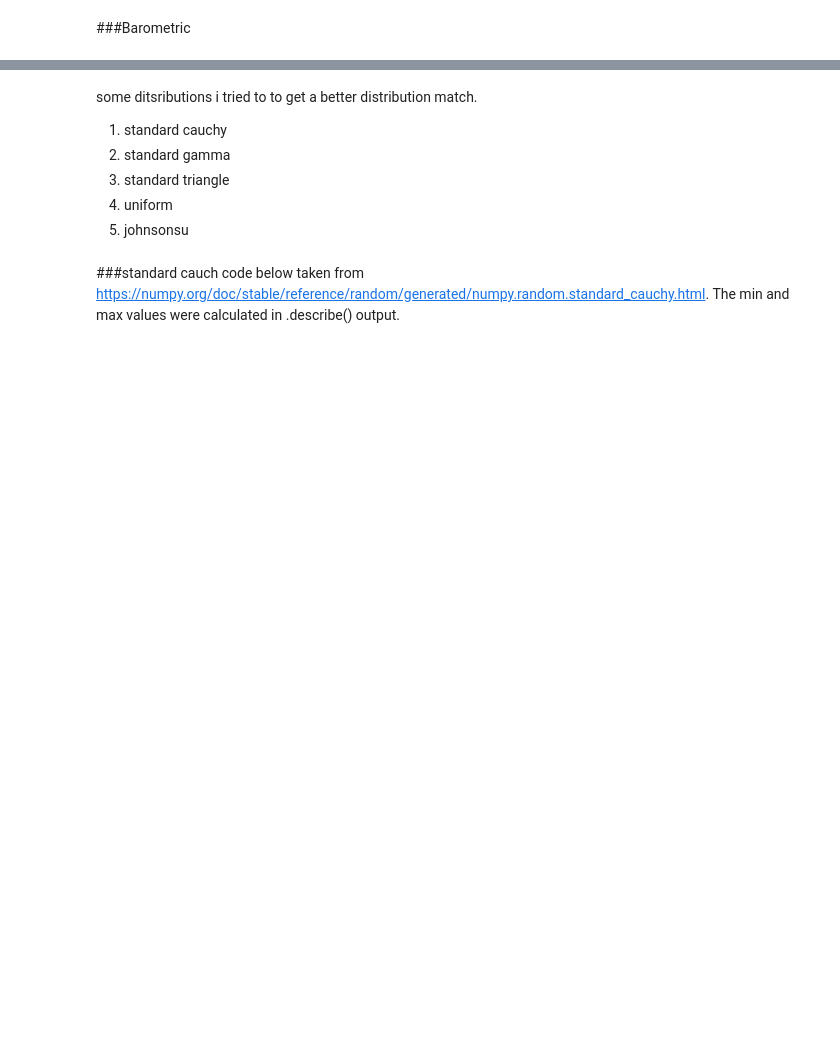
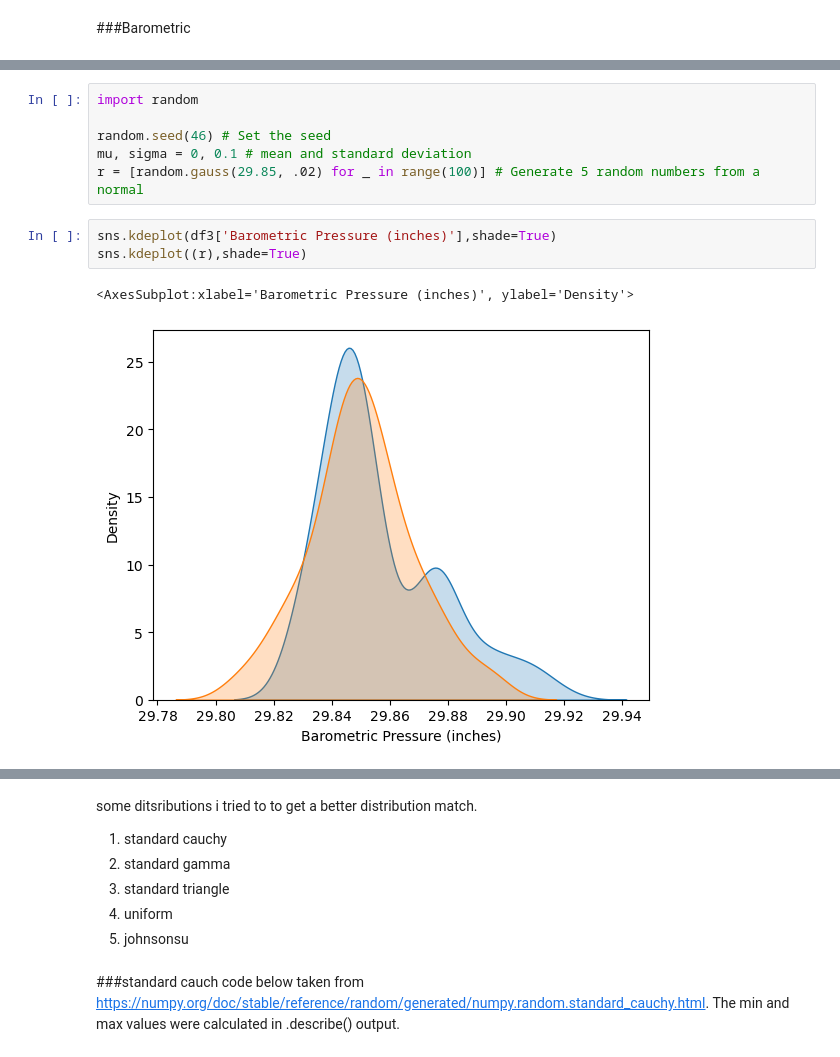
Before and after one commit to dectan/Programming-for-Data-Analysis-Project-1, a Jupyter notebook: Project 1.ipynb, the cells around one changed output, grey strips where cells are left out. Saved outputs shown, nothing was run; the diff lists cells and outputs as text; blank space fills up the shorter version.

```diff
--- a/Project 1.ipynb
+++ b/Project 1.ipynb
@@ -364,0 +364,12 @@ plt.show()
+# %%
+import random
+
+random.seed(46) # Set the seed
+mu, sigma = 0, 0.1 # mean and standard deviation
+r = [random.gauss(29.85, .02) for _ in range(100)] # Generate 5 random numbers from a normal
+# %%
+sns.kdeplot(df3['Barometric Pressure (inches)'],shade=True)
+sns.kdeplot((r),shade=True)
+# %% [output]
+<AxesSubplot:xlabel='Barometric Pressure (inches)', ylabel='Density'>
+[figure, added]
```
Also changed, not shown: parts of 58 cells of this notebook.
